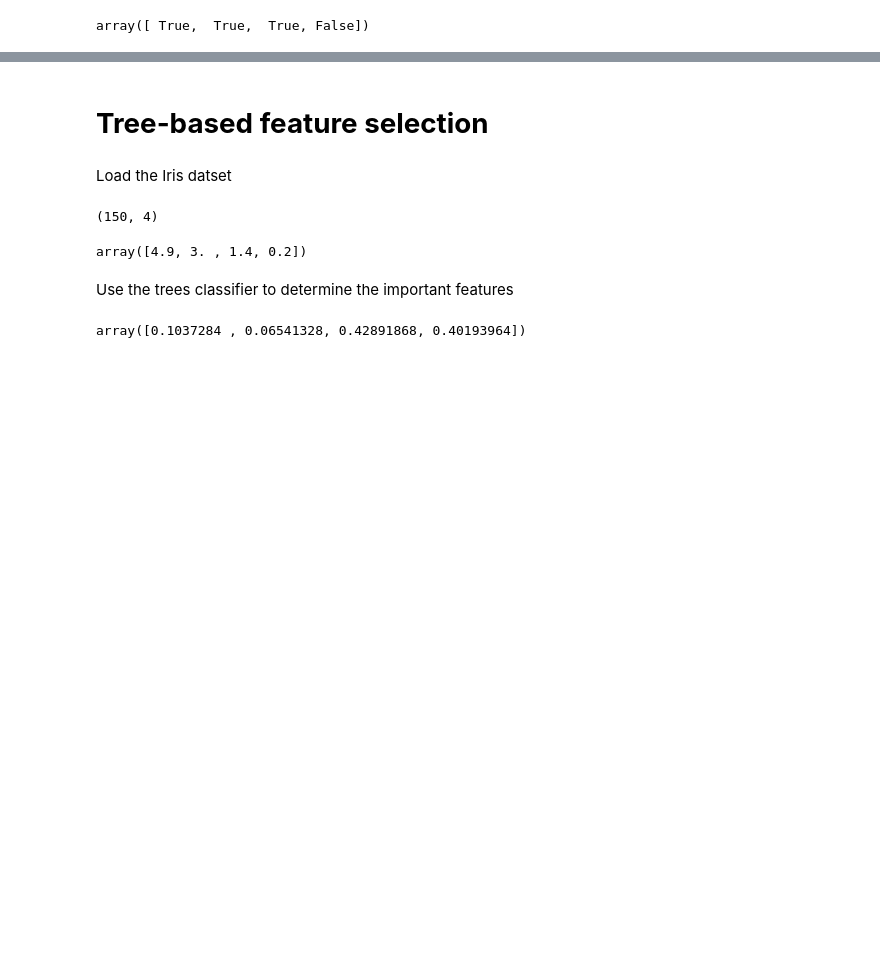
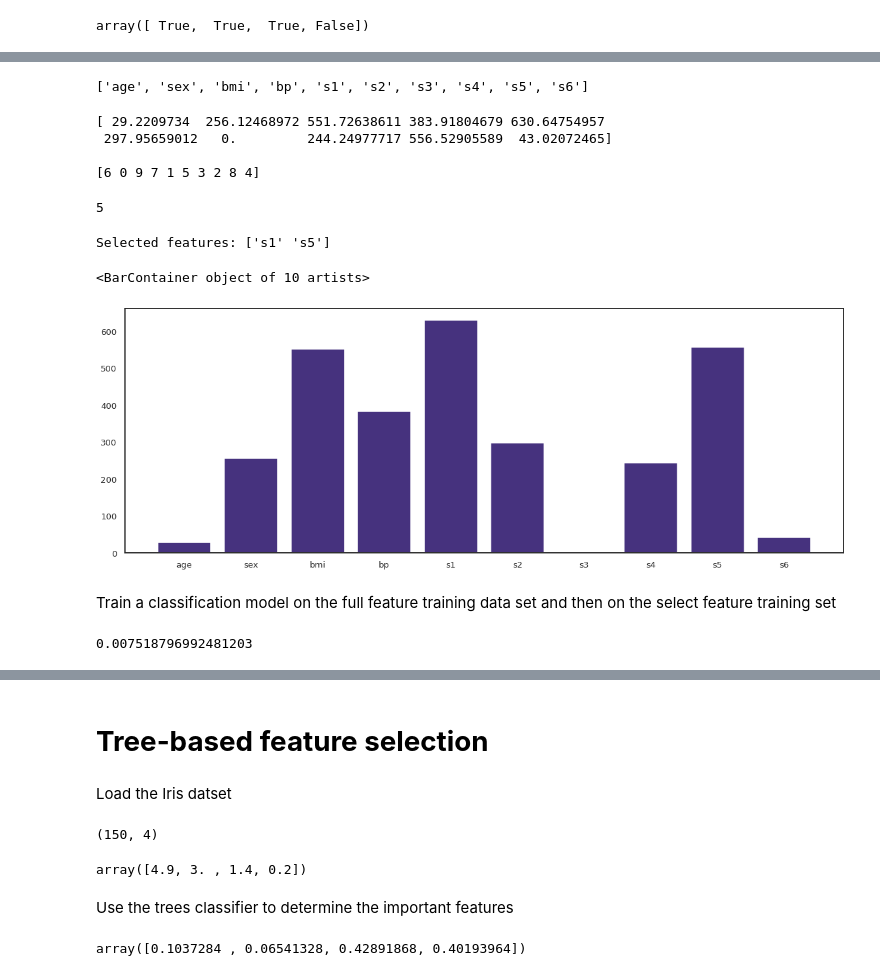
Before and after one commit to cagBRT/Machine-Learning, a Jupyter notebook: FeatureSelection1.ipynb, the cells around one changed output, grey strips where cells are left out. Cells and saved outputs as stored; diff of their text form; code cells hidden in the pictures; blank space fills up the shorter version.

```diff
--- a/FeatureSelection1.ipynb
+++ b/FeatureSelection1.ipynb
@@ -594,0 +634,43 @@ array([ True,  True,  True, False])
+# %%
+diabetes = load_diabetes()
+
+X7 = diabetes.data
+y7 = diabetes.target
+
+feature_names = diabetes.feature_names
+print(feature_names)
+# %% [output]
+['age', 'sex', 'bmi', 'bp', 's1', 's2', 's3', 's4', 's5', 's6']
+# %%
+X7_train, X7_test, y7_train, y7_test = train_test_split(
+    X7, y7, test_size=0.3, random_state=42)
+# %%
+clf = LassoCV().fit(X7_train, y7_train)
+importance = np.abs(clf.coef_)
+print(importance, "\n")
+print(importance.argsort())
+#Argsort prints the index values
+# %% [output]
+[ 29.2209734  256.12468972 551.72638611 383.91804679 630.64754957
+ 297.95659012   0.         244.24977717 556.52905589  43.02072465]
+
+[6 0 9 7 1 5 3 2 8 4]
+# %%
+idx_third = importance.argsort()[-5]
+print(idx_third)
+threshold = importance[idx_third] + 0.01
+# %% [output]
+5
+# %%
+idx_features = (-importance).argsort()[:2]
+name_features = np.array(feature_names)[idx_features]
+print('Selected features: {}'.format(name_features))
+# %% [output]
+Selected features: ['s1' 's5']
+# %%
+plt.bar(feature_names,importance)
+# %% [output]
+<BarContainer object of 10 artists>
+[figure, added]
+# %% [markdown]
+Train a classification model on the full feature training data set and then on the select feature training set
@@ -594,0 +680,5 @@ array([ True,  True,  True, False])
+# %%
+model9 = LogisticRegression(random_state=4).fit(X7_train, y7_train)
+model9.score(X7_test, y7_test)
+# %% [output]
+0.007518796992481203
```
Also changed, not shown: parts of 22 cells of this notebook.
